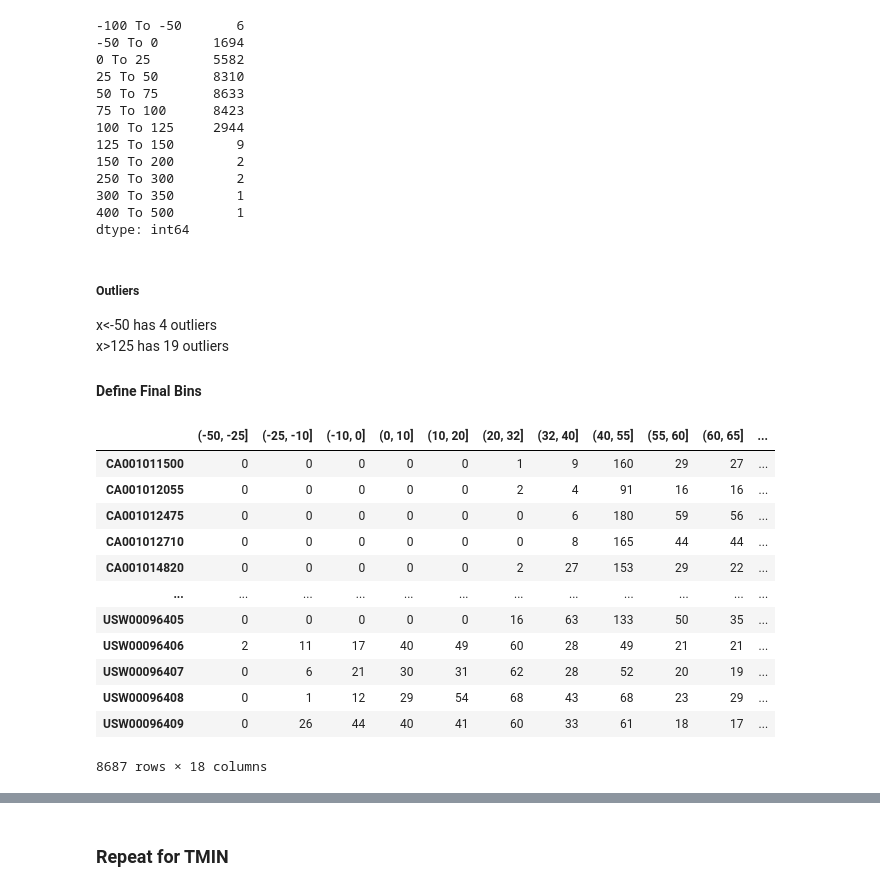
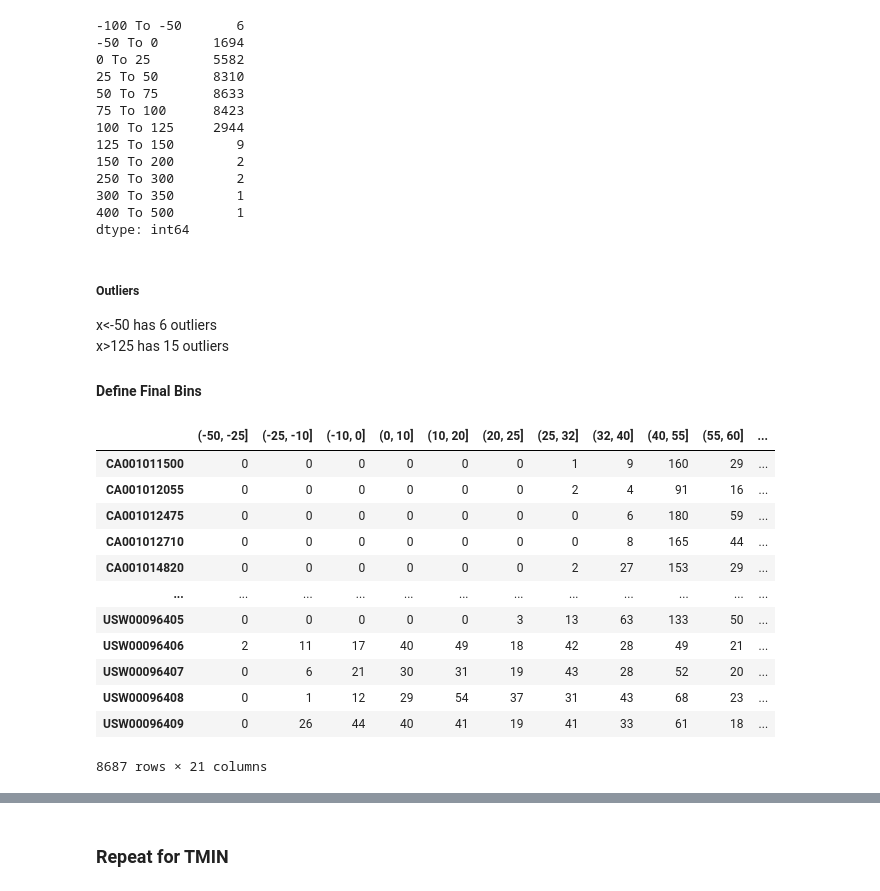
Before and after one commit to jflachman/DU-project-1, a Jupyter notebook: step3_add_summaries.ipynb, the cells around one changed output, grey strips where cells are left out. Drawn from its saved outputs; the diff is of its cells as text; code cells hidden in the pictures.

```diff
--- a/step3_add_summaries.ipynb
+++ b/step3_add_summaries.ipynb
@@ -160,29 +162,29 @@ dtype: int64
 # %% [markdown]
 ##### Outliers
 
-x<-50 has 4 outliers<br>
-x>125 has 19 outliers
+x<-50 has 6 outliers<br>
+x>125 has 15 outliers
 
 #### Define Final Bins
 # %%
-temp_bins = [-50, -25, -10, 0, 10, 20, 32, 40, 55, 60, 65, 70, 75, 80, 85, 90, 100, 110, 120]
-#temp_headings = ['-50 To -25', '-25 To -10', '-10 To 0', '0 To 10', '10 To 20', '20 To 32', '32 To 40', '40 To 55', '55 To 60', '60 To 65', '65 To 70', '70 To 75', '75 To 80', '80 To 85', '85 To 90', '90 To 100', '100 To 110', '110 To 120']
+temp_bins = [-50, -25, -10, 0, 10, 20, 25, 32, 40, 55, 60, 65, 70, 75, 80, 85, 90, 95, 100, 110, 120, 125]
+#temp_headings = ['-50 To -25', '-25 To -10', '-10 To 0', '0 To 10', '10 To 20', '20 To 25', '25 To 32', '32 To 40', '40 To 55', '55 To 60', '60 To 65', '65 To 70', '70 To 75', '75 To 80', '80 To 85', '85 To 90', '90 To 95', '95 To 100', '100 To 110', '110 To 120', '120 To 125']
 
 weather_data_TMAX_df = pd.crosstab(weather_data_df['ID'], pd.cut(weather_data_df['TMAX'], temp_bins)).rename_axis(columns=None, index=None)
 weather_data_TMAX_df
 # %% [output]
-|  | (-50, -25] | (-25, -10] | (-10, 0] | (0, 10] | (10, 20] | (20, 32] | (32, 40] | (40, 55] | (55, 60] | (60, 65] | ... |
-| CA001011500 | 0 | 0 | 0 | 0 | 0 | 1 | 9 | 160 | 29 | 27 | ... |
-| CA001012055 | 0 | 0 | 0 | 0 | 0 | 2 | 4 | 91 | 16 | 16 | ... |
-| CA001012475 | 0 | 0 | 0 | 0 | 0 | 0 | 6 | 180 | 59 | 56 | ... |
-| CA001012710 | 0 | 0 | 0 | 0 | 0 | 0 | 8 | 165 | 44 | 44 | ... |
-| CA001014820 | 0 | 0 | 0 | 0 | 0 | 2 | 27 | 153 | 29 | 22 | ... |
+|  | (-50, -25] | (-25, -10] | (-10, 0] | (0, 10] | (10, 20] | (20, 25] | (25, 32] | (32, 40] | (40, 55] | (55, 60] | ... |
+| CA001011500 | 0 | 0 | 0 | 0 | 0 | 0 | 1 | 9 | 160 | 29 | ... |
+| CA001012055 | 0 | 0 | 0 | 0 | 0 | 0 | 2 | 4 | 91 | 16 | ... |
+| CA001012475 | 0 | 0 | 0 | 0 | 0 | 0 | 0 | 6 | 180 | 59 | ... |
+| CA001012710 | 0 | 0 | 0 | 0 | 0 | 0 | 0 | 8 | 165 | 44 | ... |
+| CA001014820 | 0 | 0 | 0 | 0 | 0 | 0 | 2 | 27 | 153 | 29 | ... |
 | ... | ... | ... | ... | ... | ... | ... | ... | ... | ... | ... | ... |
-| USW00096405 | 0 | 0 | 0 | 0 | 0 | 16 | 63 | 133 | 50 | 35 | ... |
-| USW00096406 | 2 | 11 | 17 | 40 | 49 | 60 | 28 | 49 | 21 | 21 | ... |
-| USW00096407 | 0 | 6 | 21 | 30 | 31 | 62 | 28 | 52 | 20 | 19 | ... |
-| USW00096408 | 0 | 1 | 12 | 29 | 54 | 68 | 43 | 68 | 23 | 29 | ... |
-| USW00096409 | 0 | 26 | 44 | 40 | 41 | 60 | 33 | 61 | 18 | 17 | ... |
+| USW00096405 | 0 | 0 | 0 | 0 | 0 | 3 | 13 | 63 | 133 | 50 | ... |
+| USW00096406 | 2 | 11 | 17 | 40 | 49 | 18 | 42 | 28 | 49 | 21 | ... |
+| USW00096407 | 0 | 6 | 21 | 30 | 31 | 19 | 43 | 28 | 52 | 20 | ... |
+| USW00096408 | 0 | 1 | 12 | 29 | 54 | 37 | 31 | 43 | 68 | 23 | ... |
+| USW00096409 | 0 | 26 | 44 | 40 | 41 | 19 | 41 | 33 | 61 | 18 | ... |
-8687 rows × 18 columns
+8687 rows × 21 columns
 # %%
 # Fix Headings
```
Also changed, not shown: parts of 19 cells of this notebook, 2 other files.
